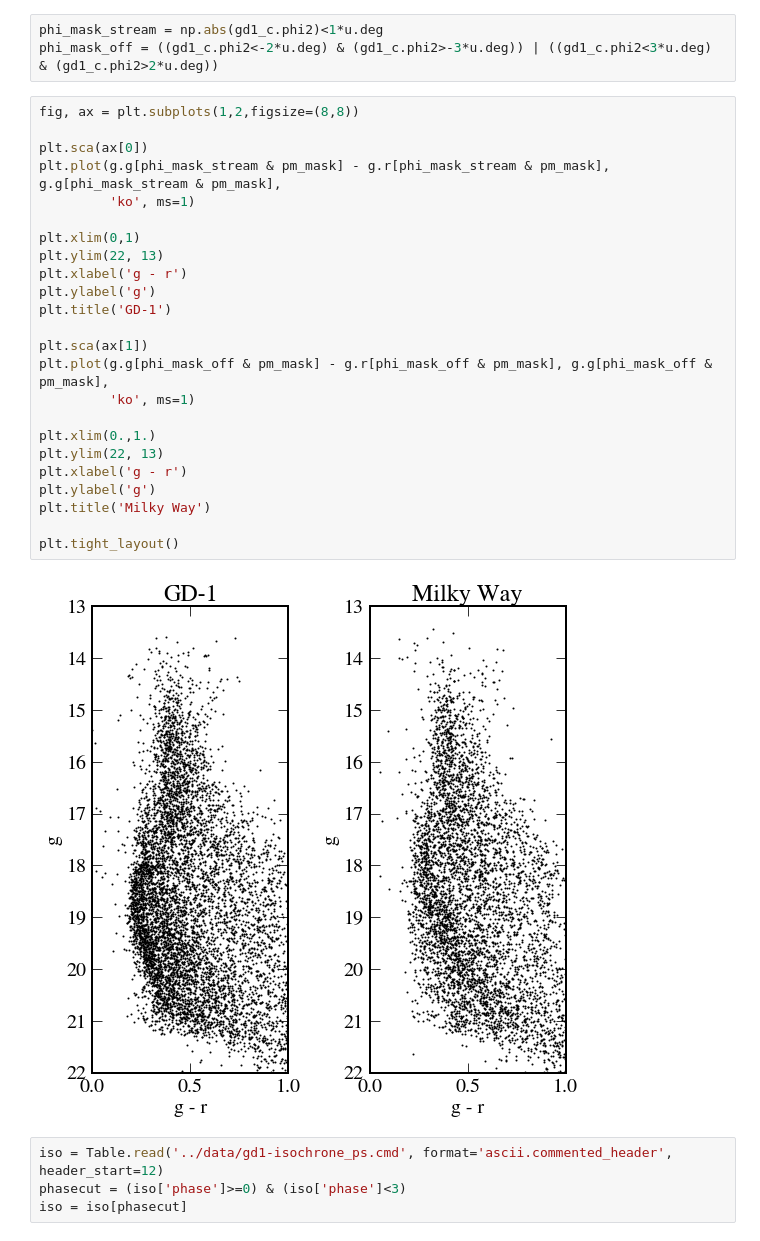
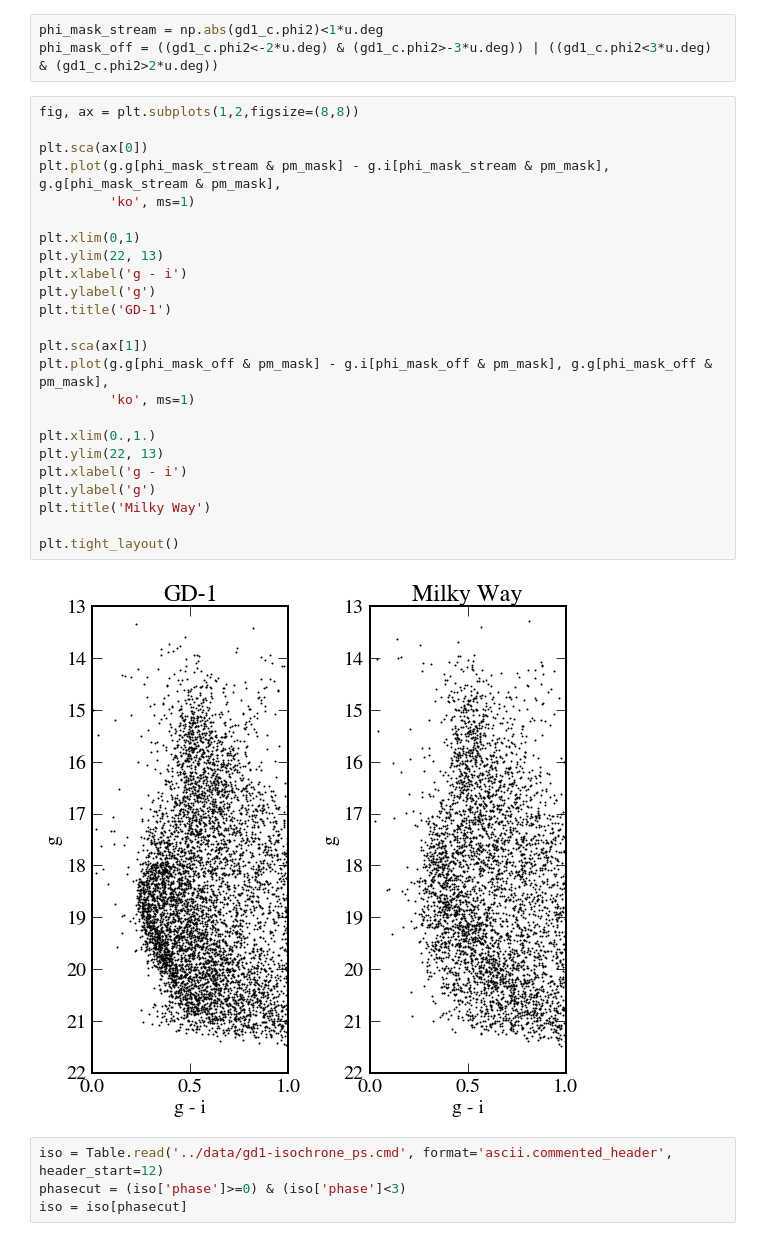
Before and after one commit to adrn/GD1-DR2, a Jupyter notebook: notebooks/ps.ipynb, the cells around one changed output. Saved outputs shown, nothing was run; the diff lists cells and outputs as text.

```diff
--- a/notebooks/ps.ipynb
+++ b/notebooks/ps.ipynb
@@ -117,29 +119,29 @@ phi_mask_off = ((gd1_c.phi2<-2*u.deg) & (gd1_c.phi2>-3*u.deg)) | ((gd1_c.phi2<3*
 # %%
 fig, ax = plt.subplots(1,2,figsize=(8,8))
 
 plt.sca(ax[0])
-plt.plot(g.g[phi_mask_stream & pm_mask] - g.r[phi_mask_stream & pm_mask], g.g[phi_mask_stream & pm_mask],
+plt.plot(g.g[phi_mask_stream & pm_mask] - g.i[phi_mask_stream & pm_mask], g.g[phi_mask_stream & pm_mask],
          'ko', ms=1)
 
 plt.xlim(0,1)
 plt.ylim(22, 13)
-plt.xlabel('g - r')
+plt.xlabel('g - i')
 plt.ylabel('g')
 plt.title('GD-1')
 
 plt.sca(ax[1])
-plt.plot(g.g[phi_mask_off & pm_mask] - g.r[phi_mask_off & pm_mask], g.g[phi_mask_off & pm_mask],
+plt.plot(g.g[phi_mask_off & pm_mask] - g.i[phi_mask_off & pm_mask], g.g[phi_mask_off & pm_mask],
          'ko', ms=1)
 
 plt.xlim(0.,1.)
 plt.ylim(22, 13)
-plt.xlabel('g - r')
+plt.xlabel('g - i')
 plt.ylabel('g')
 plt.title('Milky Way')
 
 plt.tight_layout()
 # %% [output]
-[figure, old version]
+[figure, new version]
 # %%
 iso = Table.read('../data/gd1-isochrone_ps.cmd', format='ascii.commented_header', header_start=12)
 phasecut = (iso['phase']>=0) & (iso['phase']<3)
```
Also changed, not shown: parts of 8 cells of this notebook.
